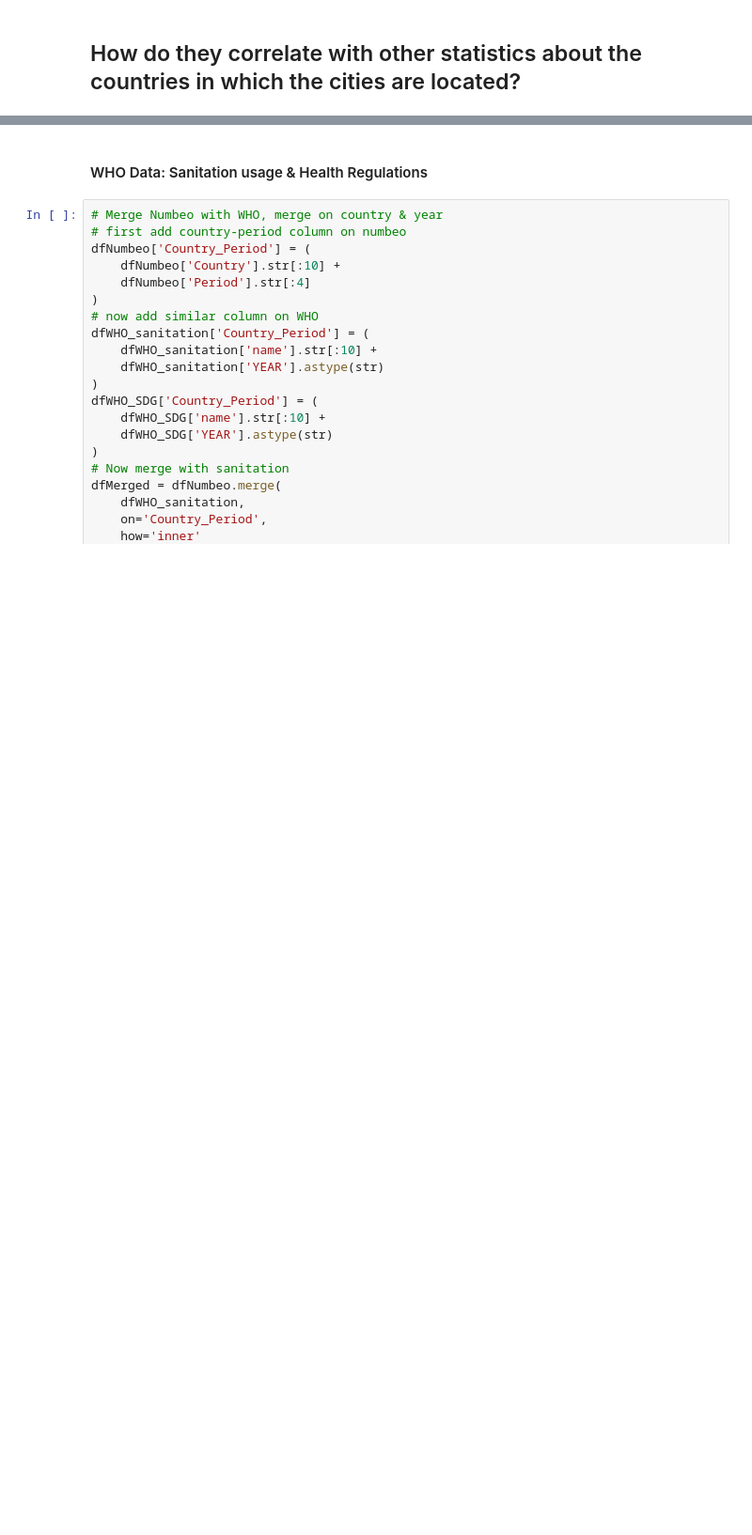
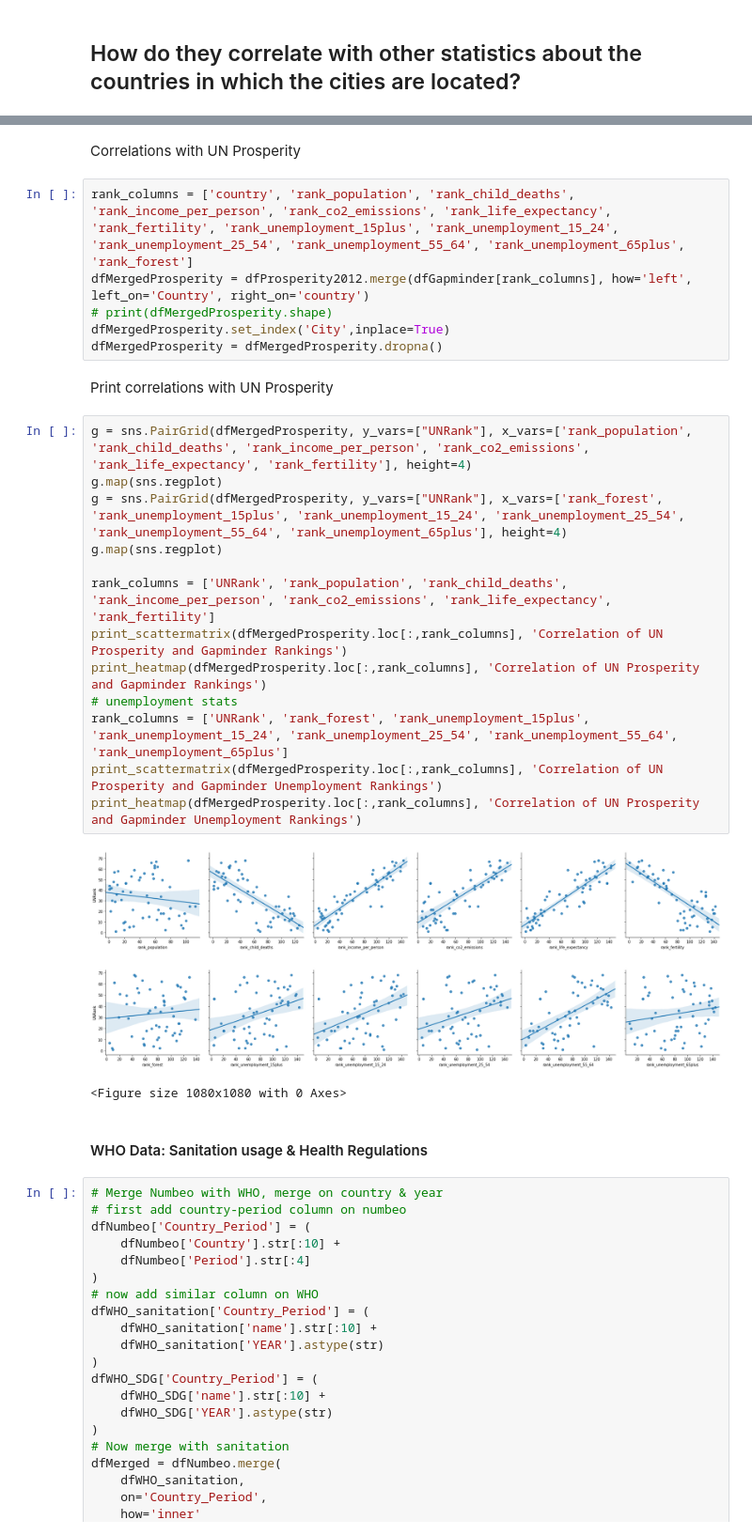
Before and after one commit to helmuthb/data-oriented-programming, a Jupyter notebook: Numbeo.ipynb, the cells around one changed output, grey strips where cells are left out. Shown at 94% size. Drawn from its saved outputs; the diff is of its cells as text; blank space fills up the shorter version.

```diff
--- a/Numbeo.ipynb
+++ b/Numbeo.ipynb
@@ -591,3 +901,30 @@ g.fig.savefig('visuals/CorrelationOfUNAndNumbeoRanking2012.png')
+# %% [markdown]
+Correlations with UN Prosperity
+# %%
+rank_columns = ['country', 'rank_population', 'rank_child_deaths', 'rank_income_per_person', 'rank_co2_emissions', 'rank_life_expectancy', 'rank_fertility', 'rank_unemployment_15plus', 'rank_unemployment_15_24', 'rank_unemployment_25_54', 'rank_unemployment_55_64', 'rank_unemployment_65plus', 'rank_forest']
+dfMergedProsperity = dfProsperity2012.merge(dfGapminder[rank_columns], how='left', left_on='Country', right_on='country')
+# print(dfMergedProsperity.shape)
+dfMergedProsperity.set_index('City',inplace=True)
+dfMergedProsperity = dfMergedProsperity.dropna()
+# %% [markdown]
+Print correlations with UN Prosperity
+# %%
+g = sns.PairGrid(dfMergedProsperity, y_vars=["UNRank"], x_vars=['rank_population', 'rank_child_deaths', 'rank_income_per_person', 'rank_co2_emissions', 'rank_life_expectancy', 'rank_fertility'], height=4)
+g.map(sns.regplot)
+g = sns.PairGrid(dfMergedProsperity, y_vars=["UNRank"], x_vars=['rank_forest', 'rank_unemployment_15plus', 'rank_unemployment_15_24', 'rank_unemployment_25_54', 'rank_unemployment_55_64', 'rank_unemployment_65plus'], height=4)
+g.map(sns.regplot)
+
+rank_columns = ['UNRank', 'rank_population', 'rank_child_deaths', 'rank_income_per_person', 'rank_co2_emissions', 'rank_life_expectancy', 'rank_fertility']
+print_scattermatrix(dfMergedProsperity.loc[:,rank_columns], 'Correlation of UN Prosperity and Gapminder Rankings')
+print_heatmap(dfMergedProsperity.loc[:,rank_columns], 'Correlation of UN Prosperity and Gapminder Rankings')
+# unemployment stats
+rank_columns = ['UNRank', 'rank_forest', 'rank_unemployment_15plus', 'rank_unemployment_15_24', 'rank_unemployment_25_54', 'rank_unemployment_55_64', 'rank_unemployment_65plus']
+print_scattermatrix(dfMergedProsperity.loc[:,rank_columns], 'Correlation of UN Prosperity and Gapminder Unemployment Rankings')
+print_heatmap(dfMergedProsperity.loc[:,rank_columns], 'Correlation of UN Prosperity and Gapminder Unemployment Rankings')
+# %% [output]
+[figure, added]
+[figure, added]
+<Figure size 1080x1080 with 0 Axes>
 # %% [markdown]
 #### WHO Data: Sanitation usage & Health Regulations
 # %%
```
Also changed, not shown: parts of 45 cells of this notebook.
